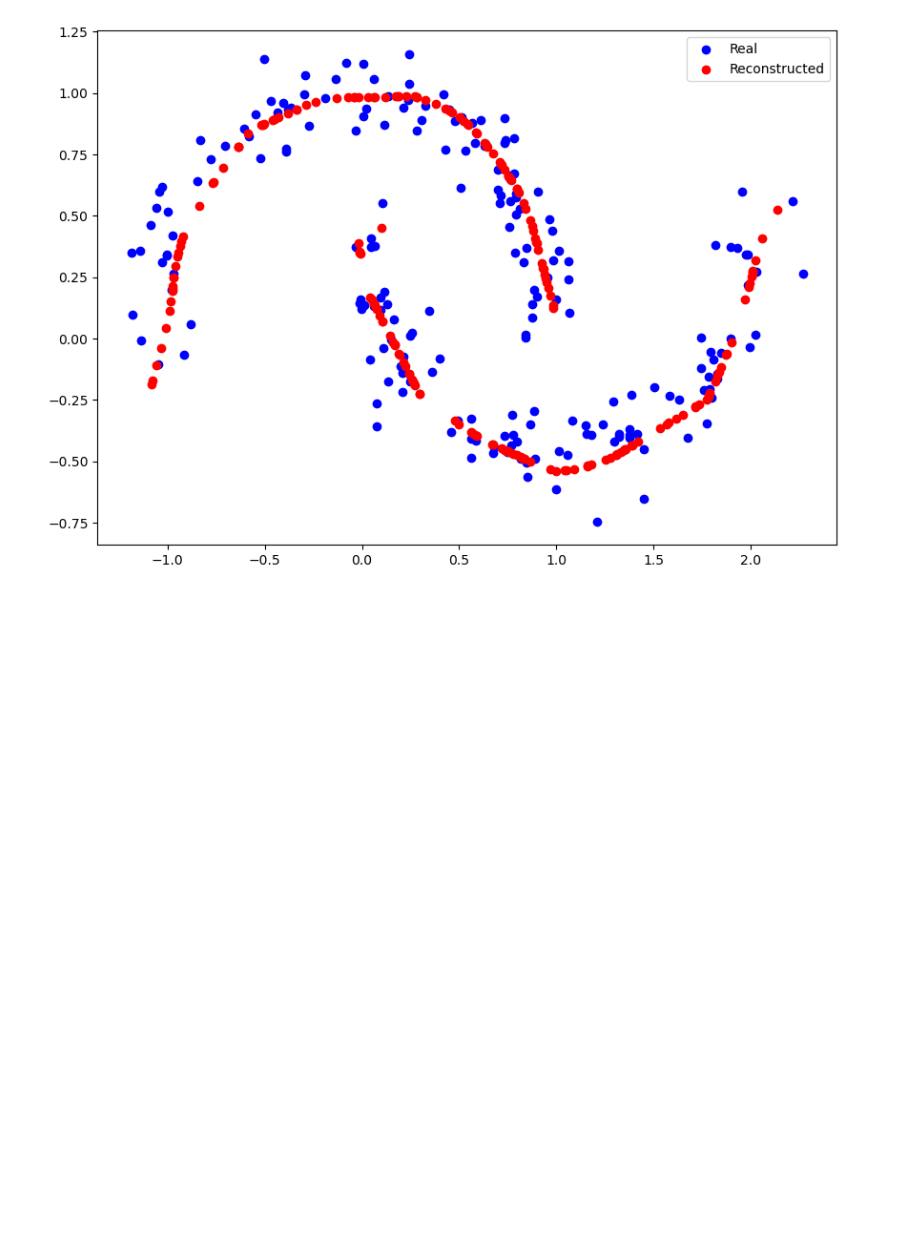
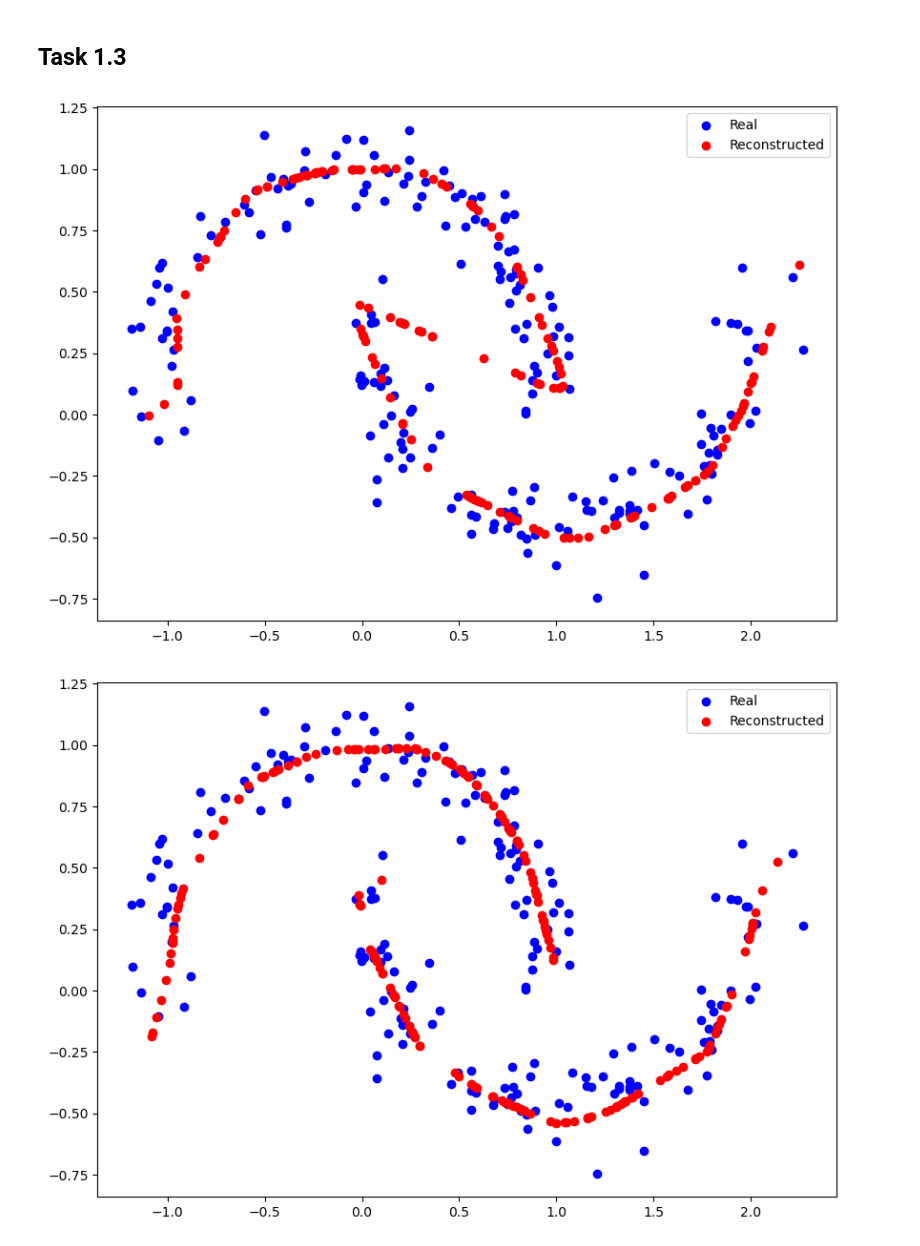
Before and after one commit to PrioteasaAndrei/GAN-Assigment-2, a Jupyter notebook: autoencoders.ipynb, the cells around one changed output. Saved outputs shown, nothing was run; the diff lists cells and outputs as text; code cells hidden in the pictures; blank space fills up the shorter version.

```diff
--- a/autoencoders.ipynb
+++ b/autoencoders.ipynb
@@ -160,6 +174,44 @@ def reconstruct(loader,model,criterion,
     return loss, torch.cat(reconstructed_outputs,dim=0)
 
 
+def get_code_distribution(loader,model,
+                vectorized_data_dimension=2,
+                dev = None):
+
+    code = []
+
+    with torch.no_grad():
+        for i,(batch_features, _) in enumerate(loader):
+            batch_features = batch_features.view(-1, vectorized_data_dimension).to(dev)
+            batch_codes = model.encode(batch_features)
+            code.append(batch_codes)
+
+    # print(len(code),code[0].shape)
+    return np.array(torch.cat(code,dim=0).squeeze().tolist())
+
+
+def sample_from_gmm(model,test_loader,dev=None,sample_multiplier=10):
+    codes = get_code_distribution(test_loader,autoenc,dev=DEVICE)
+    gm = GaussianMixture(n_components=2, random_state=SEED).fit(codes.reshape(-1,1))
+    samples = gm.sample(16 * sample_multiplier)
+    ## drop the labels or whatever those 1 and 0 are
+    samples = samples[0]
+
+    samples_batched = samples[:sample_multiplier * 16].reshape((sample_multiplier, 16))
+
+    reconstructed = []
+
+    for i in range(sample_multiplier):
+        to_tensor_to_decoder = torch.tensor(samples_batched[i],dtype=torch.float32).reshape(-1,1)
+        ## decode the samples
+        decoded = model.decode(to_tensor_to_decoder.to(dev))
+
+        reconstructed.append(decoded)
+
+    return torch.cat(reconstructed,dim=0)
+
+
+
 def plot_reconstructed_2d_data(real_data,reconstructed_data,show_plot=True,save_path=None):
     plt.figure(figsize=(10, 7))
     plt.scatter(real_data[:, 0], real_data[:, 1], c='b', label='Real')
@@ -173,6 +225,13 @@ def plot_reconstructed_2d_data(real_data,reconstructed_data,show_plot=True,save_
         plt.show()
     else:
         plt.close()
+# %% [markdown]
+## Task 1.3
+# %%
+reconstructed_from_gmm = sample_from_gmm(autoenc,test_loader,dev=DEVICE,sample_multiplier=10)
+plot_reconstructed_2d_data(X_test,reconstructed_from_gmm.detach().cpu().numpy())
+# %% [output]
+[figure, added]
 # %%
 loss, reconstructed_outputs = reconstruct(test_loader,autoenc,criterion,N=100,dev=DEVICE)
 
```
Also changed, not shown: parts of 14 cells of this notebook, 9 other files.
